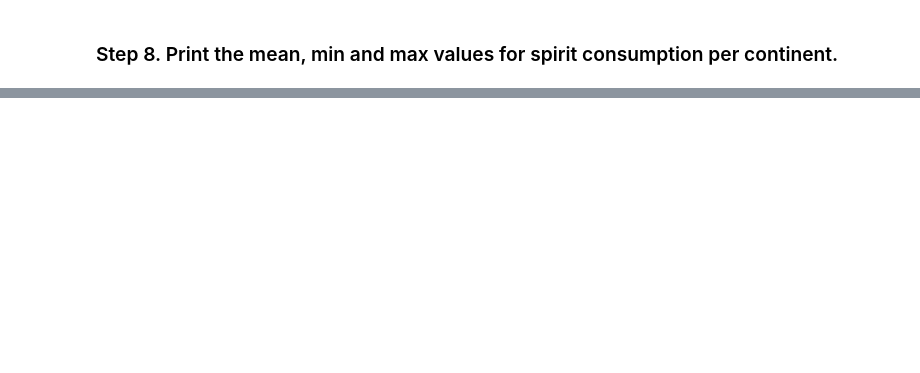
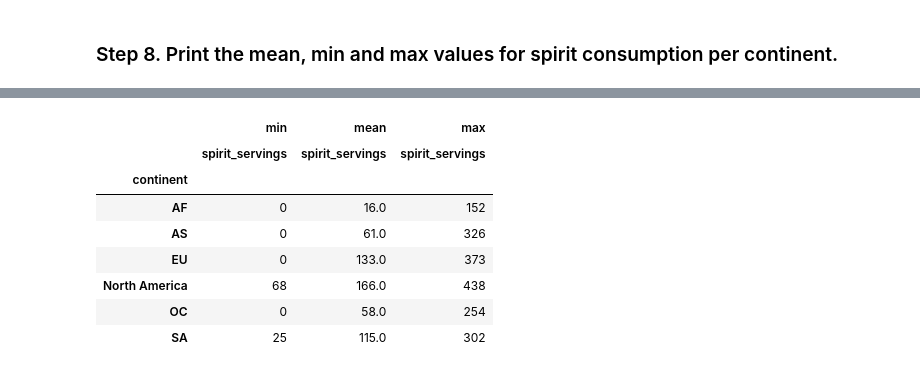
Before and after one commit to kapitonmary-ops/2026-10-BILBAO-FT-Data-Science, a Jupyter notebook: 2-Data_Analysis/2-Pandas/Practica/4-Alcohol_Consumption/Alcohol_Consumption_Mary.ipynb, the cells around one changed output, grey strips where cells are left out. Drawn from its saved outputs; the diff is of its cells as text; code cells hidden in the pictures; blank space fills up the shorter version.

```diff
--- a/2-Data_Analysis/2-Pandas/Practica/4-Alcohol_Consumption/Alcohol_Consumption_Mary.ipynb
+++ b/2-Data_Analysis/2-Pandas/Practica/4-Alcohol_Consumption/Alcohol_Consumption_Mary.ipynb
@@ -163,0 +183,12 @@ drinks.groupby('continent')[['spirit_servings']].aggregate(['mean', 'min', 'max'
+# %%
+drinks.pivot_table (index="continent", values = "spirit_servings", aggfunc=["min", "mean","max"]).round()
+# %% [output]
+|  | min | mean | max |
+|  | spirit_servings | spirit_servings | spirit_servings |
+| continent |  |  |  |
+| AF | 0 | 16.0 | 152 |
+| AS | 0 | 61.0 | 326 |
+| EU | 0 | 133.0 | 373 |
+| North America | 68 | 166.0 | 438 |
+| OC | 0 | 58.0 | 254 |
+| SA | 25 | 115.0 | 302 |
```
Also changed, not shown: parts of 6 cells of this notebook, 2 other files.
